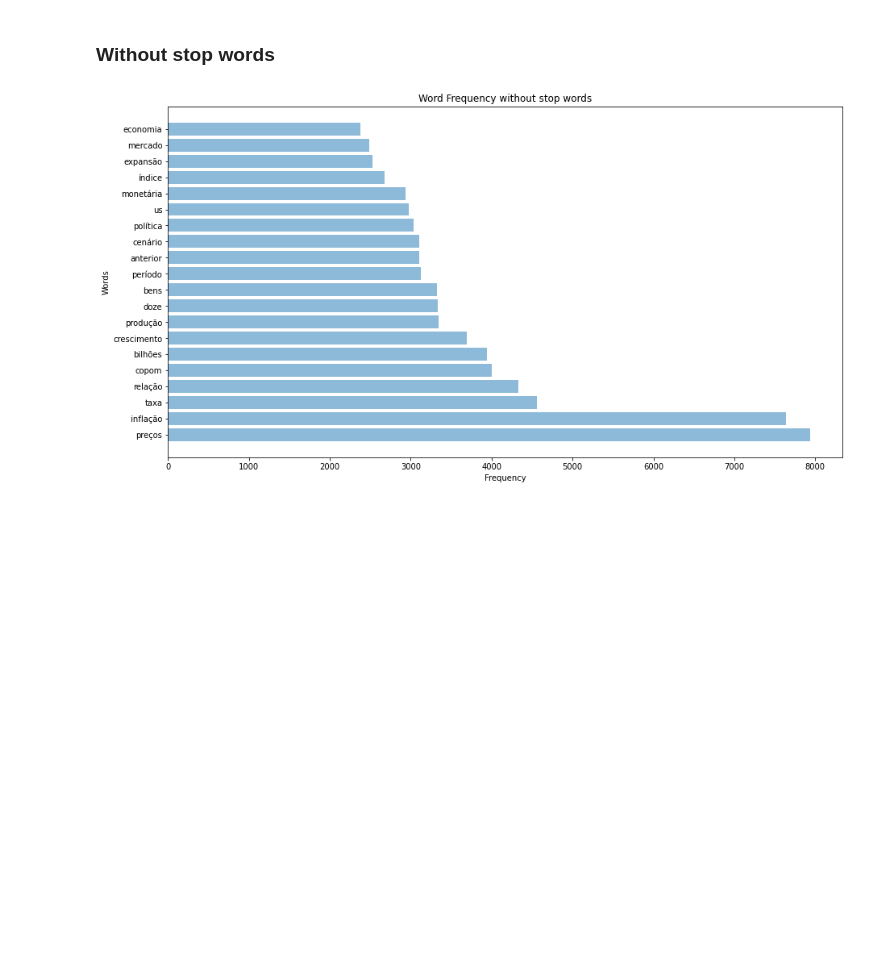
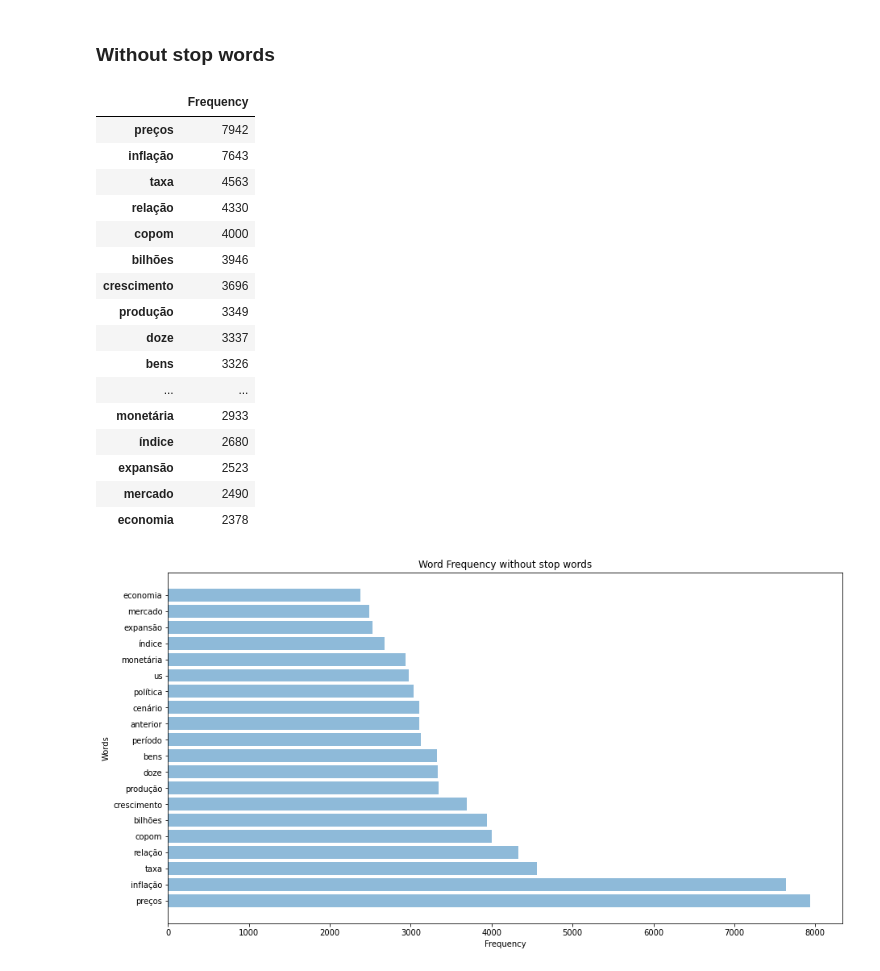
Before and after one commit to ajdavidl/corpus-atas-copom, a Jupyter notebook: notebooks/corpus-exploration-in-python.ipynb, the cells around one changed output. Cells and saved outputs as stored; diff of their text form; code cells hidden in the pictures; blank space fills up the shorter version.

```diff
--- a/notebooks/corpus-exploration-in-python.ipynb
+++ b/notebooks/corpus-exploration-in-python.ipynb
@@ -151,6 +191,26 @@ for i in range(numberOfWords):
     aux = wordsFreq2[i]
     objects.append(aux[0])
     performance.append(aux[1])
+# %%
+pd.Series(performance, index = objects, name = "Frequency").to_frame()
+# %% [output]
+|  | Frequency |
+| preços | 7942 |
+| inflação | 7643 |
+| taxa | 4563 |
+| relação | 4330 |
+| copom | 4000 |
+| bilhões | 3946 |
+| crescimento | 3696 |
+| produção | 3349 |
+| doze | 3337 |
+| bens | 3326 |
+| ... | ... |
+| monetária | 2933 |
+| índice | 2680 |
+| expansão | 2523 |
+| mercado | 2490 |
+| economia | 2378 |
 # %%
 plt.barh(yPos, performance, align='center', alpha=0.5)
 plt.yticks(yPos, objects)
```
Also changed, not shown: parts of 14 cells of this notebook.
